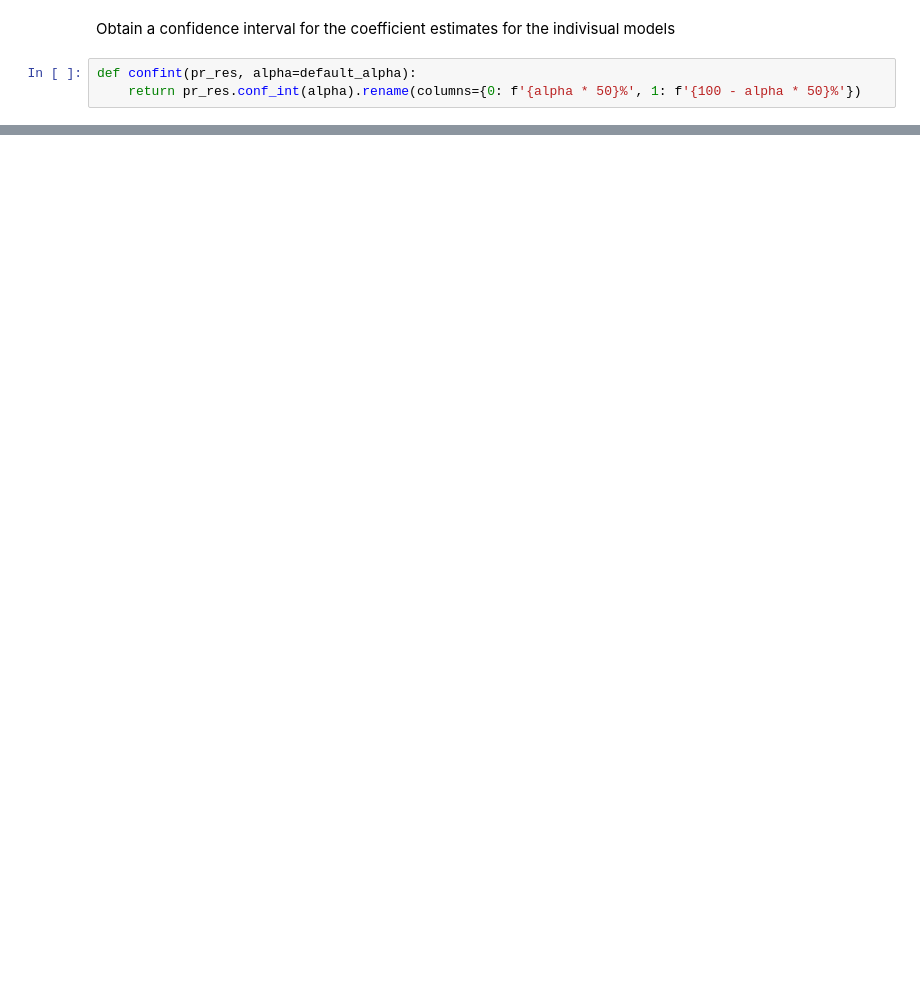
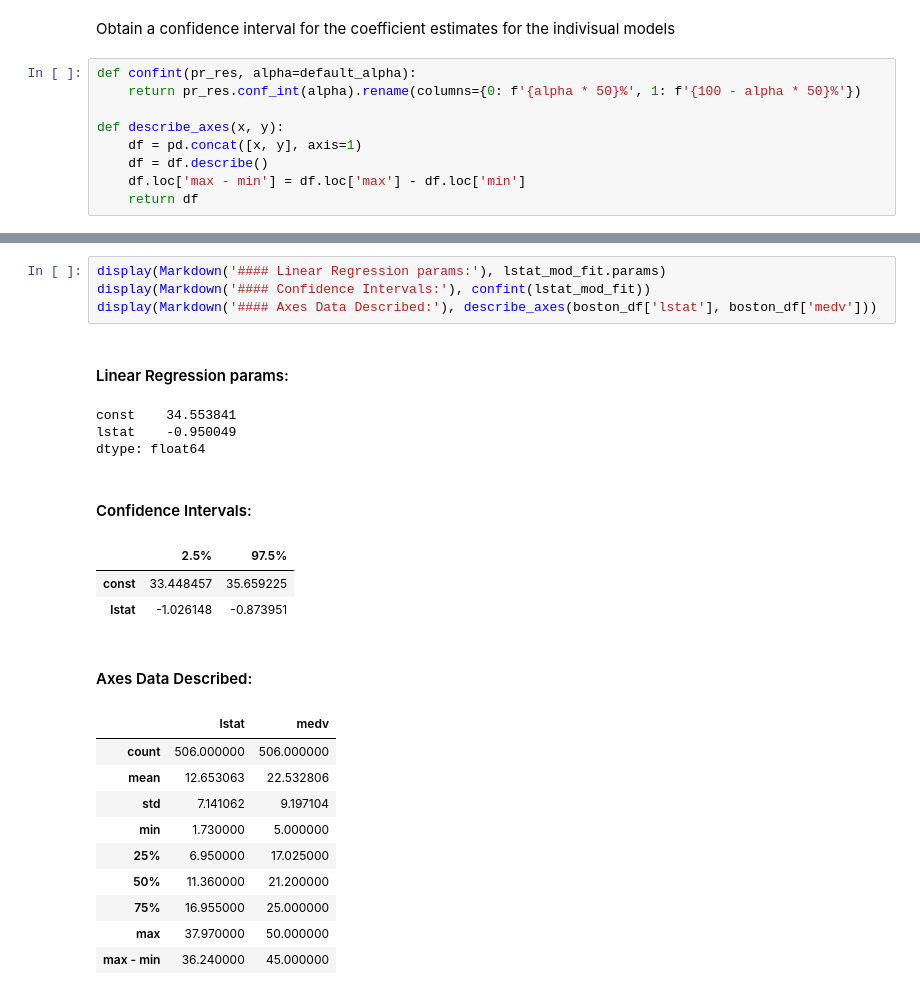
Before and after one commit to shevchenkobn/ml-practice, a Jupyter notebook: a2/a2.ipynb, the cells around one changed output, grey strips where cells are left out. Saved outputs shown, nothing was run; the diff lists cells and outputs as text; blank space fills up the shorter version.

```diff
--- a/a2/a2.ipynb
+++ b/a2/a2.ipynb
@@ -272,3 +276,9 @@ Obtain a confidence interval for the coefficient estimates for the indivisual mo
 # %%
 def confint(pr_res, alpha=default_alpha):
     return pr_res.conf_int(alpha).rename(columns={0: f'{alpha * 50}%', 1: f'{100 - alpha * 50}%'})
+
+def describe_axes(x, y):
+    df = pd.concat([x, y], axis=1)
+    df = df.describe()
+    df.loc['max - min'] = df.loc['max'] - df.loc['min']
+    return df
@@ -334,0 +285,24 @@ Overall, it is unclear if linear regression is the best way to describe this rel
+# %%
+display(Markdown('#### Linear Regression params:'), lstat_mod_fit.params)
+display(Markdown('#### Confidence Intervals:'), confint(lstat_mod_fit))
+display(Markdown('#### Axes Data Described:'), describe_axes(boston_df['lstat'], boston_df['medv']))
+# %% [output]
+#### Linear Regression params:
+const    34.553841
+lstat    -0.950049
+dtype: float64
+#### Confidence Intervals:
+|  | 2.5% | 97.5% |
+| const | 33.448457 | 35.659225 |
+| lstat | -1.026148 | -0.873951 |
+#### Axes Data Described:
+|  | lstat | medv |
+| count | 506.000000 | 506.000000 |
+| mean | 12.653063 | 22.532806 |
+| std | 7.141062 | 9.197104 |
+| min | 1.730000 | 5.000000 |
+| 25% | 6.950000 | 17.025000 |
+| 50% | 11.360000 | 21.200000 |
+| 75% | 16.955000 | 25.000000 |
+| max | 37.970000 | 50.000000 |
+| max - min | 36.240000 | 45.000000 |
```
Also changed, not shown: parts of 14 cells of this notebook.
